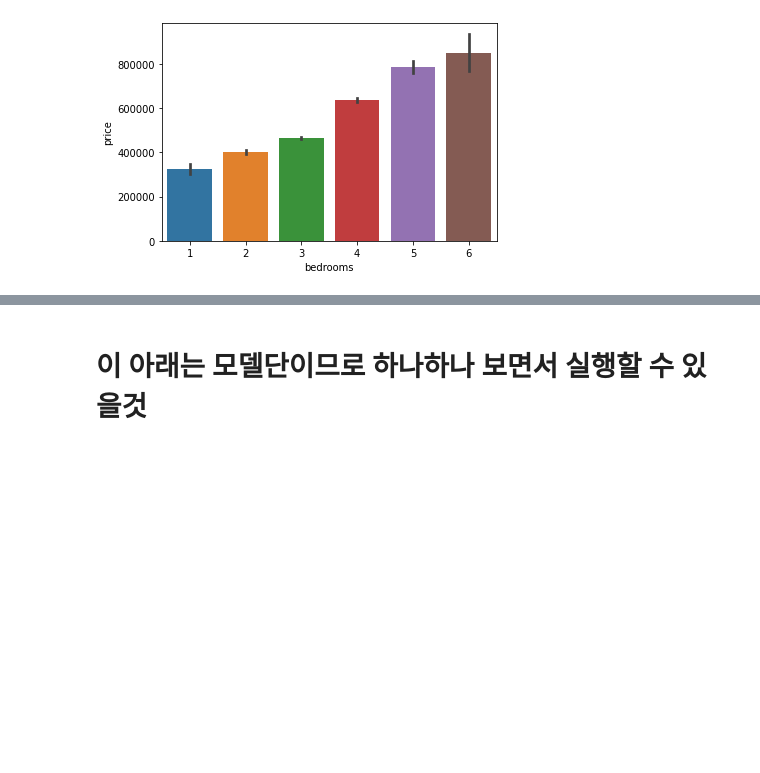
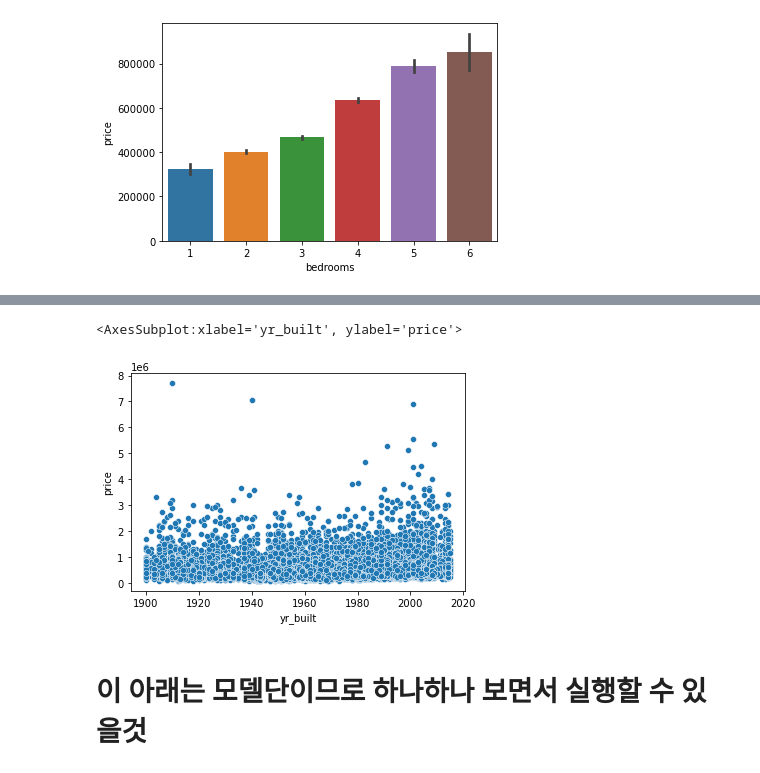
Before and after one commit to What-2-wear/What_2_wear, a Jupyter notebook: practice code/Houseprice_regressor.ipynb, the cells around one changed output, grey strips where cells are left out. Drawn from its saved outputs; the diff is of its cells as text; code cells hidden in the pictures; blank space fills up the shorter version.

```diff
--- a/practice code/Houseprice_regressor.ipynb
+++ b/practice code/Houseprice_regressor.ipynb
@@ -199,3 +266,10 @@ sns.barplot(X_train["condition"], y_train)
+# %%
+X["temp"] = X["date"] /10000 -  X["yr_built"]
+# %%
+sns.scatterplot(X["yr_built"], y)
+# %% [output]
+<AxesSubplot:xlabel='yr_built', ylabel='price'>
+[figure, added]
 # %% [markdown]
 # 이 아래는 모델단이므로 하나하나 보면서 실행할 수 있을것
 # %%
```
Also changed, not shown: parts of 38 cells of this notebook.
